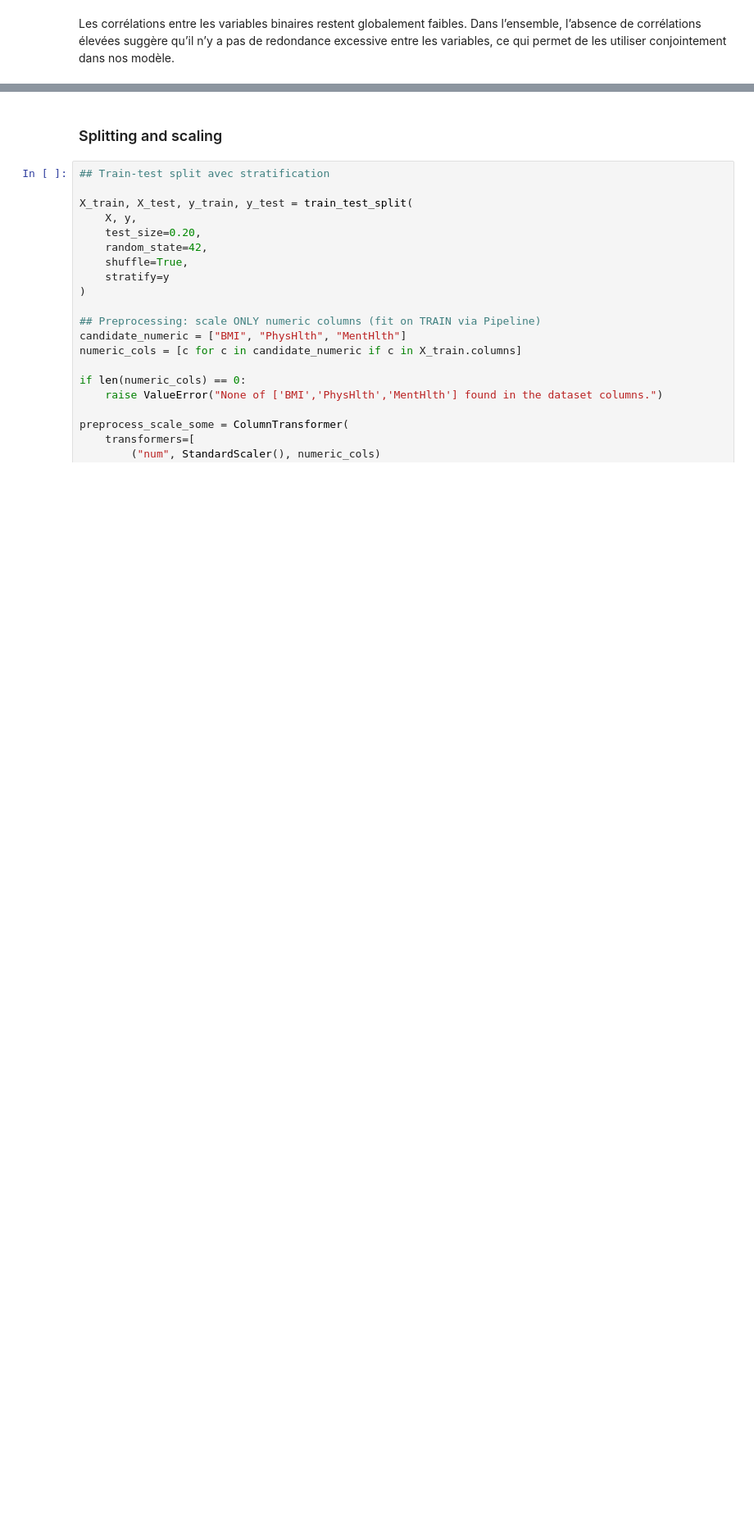
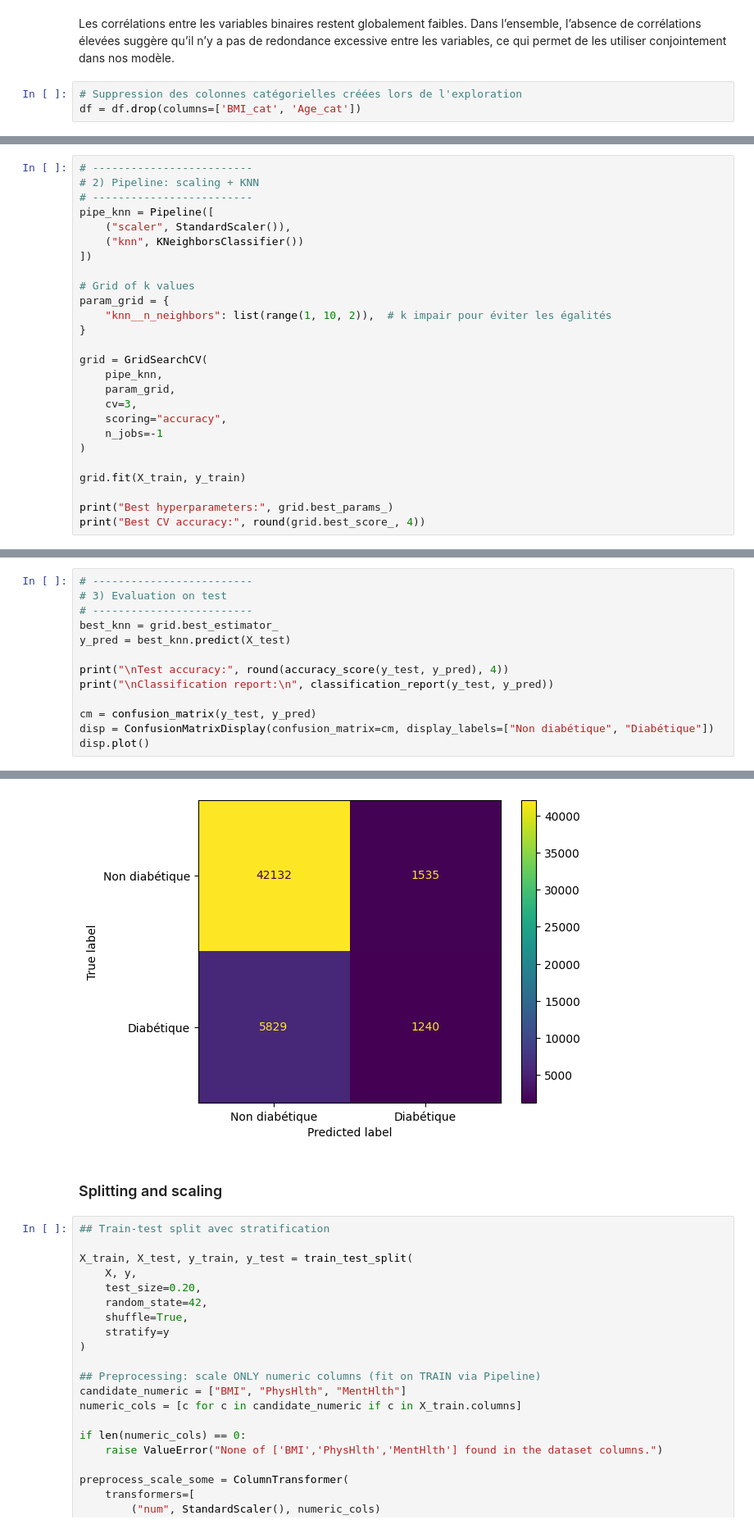
Before and after one commit to DomNoutsGit/Applied-Statistical-Learning-Projet-, a Jupyter notebook: ASL.ipynb, the cells around one changed output, grey strips where cells are left out. Shown at 82% size. Saved outputs shown, nothing was run; the diff lists cells and outputs as text; blank space fills up the shorter version.

```diff
--- a/ASL.ipynb
+++ b/ASL.ipynb
@@ -668,4 +650,7 @@ plt.show()
 [figure]
 # %% [markdown]
 Les corrélations entre les variables binaires restent globalement faibles. Dans l’ensemble, l’absence de corrélations élevées suggère qu’il n’y a pas de redondance excessive entre les variables, ce qui permet de les utiliser conjointement dans nos modèle.
+# %%
+# Suppression des colonnes catégorielles créées lors de l'exploration
+df = df.drop(columns=['BMI_cat', 'Age_cat'])
 # %% [markdown]
@@ -672,0 +678,26 @@ Les corrélations entre les variables binaires restent globalement faibles. Dans
+# %%
+# -------------------------
+# 2) Pipeline: scaling + KNN
+# -------------------------
+pipe_knn = Pipeline([
+    ("scaler", StandardScaler()),
+    ("knn", KNeighborsClassifier())
+])
+
+# Grid of k values
+param_grid = {
+    "knn__n_neighbors": list(range(1, 10, 2)),  # k impair pour éviter les égalités
+}
+
+grid = GridSearchCV(
+    pipe_knn,
+    param_grid,
+    cv=3,
+    scoring="accuracy",
+    n_jobs=-1
+)
+
+grid.fit(X_train, y_train)
+
+print("Best hyperparameters:", grid.best_params_)
+print("Best CV accuracy:", round(grid.best_score_, 4))
@@ -672,0 +707,14 @@ Les corrélations entre les variables binaires restent globalement faibles. Dans
+# %%
+# -------------------------
+# 3) Evaluation on test
+# -------------------------
+best_knn = grid.best_estimator_
+y_pred = best_knn.predict(X_test)
+
+print("\nTest accuracy:", round(accuracy_score(y_test, y_pred), 4))
+print("\nClassification report:\n", classification_report(y_test, y_pred))
+
+cm = confusion_matrix(y_test, y_pred)
+disp = ConfusionMatrixDisplay(confusion_matrix=cm, display_labels=["Non diabétique", "Diabétique"])
+disp.plot()
+# %% [output]
@@ -673,3 +733,4 @@ Les corrélations entre les variables binaires restent globalement faibles. Dans
+[figure, added]
 # %% [markdown]
 ### Splitting and scaling
 # %%
```
Also changed, not shown: parts of 24 cells of this notebook.
